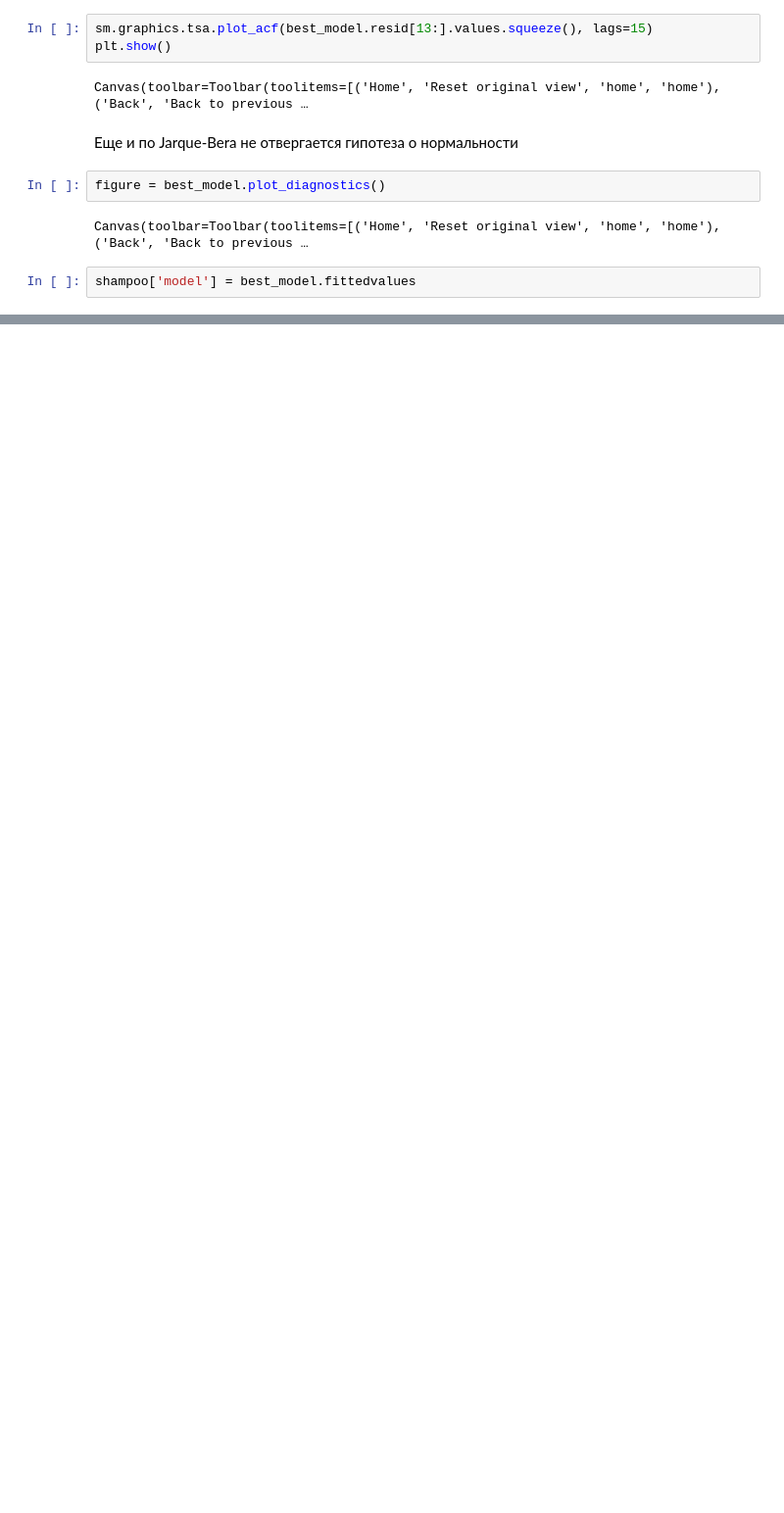
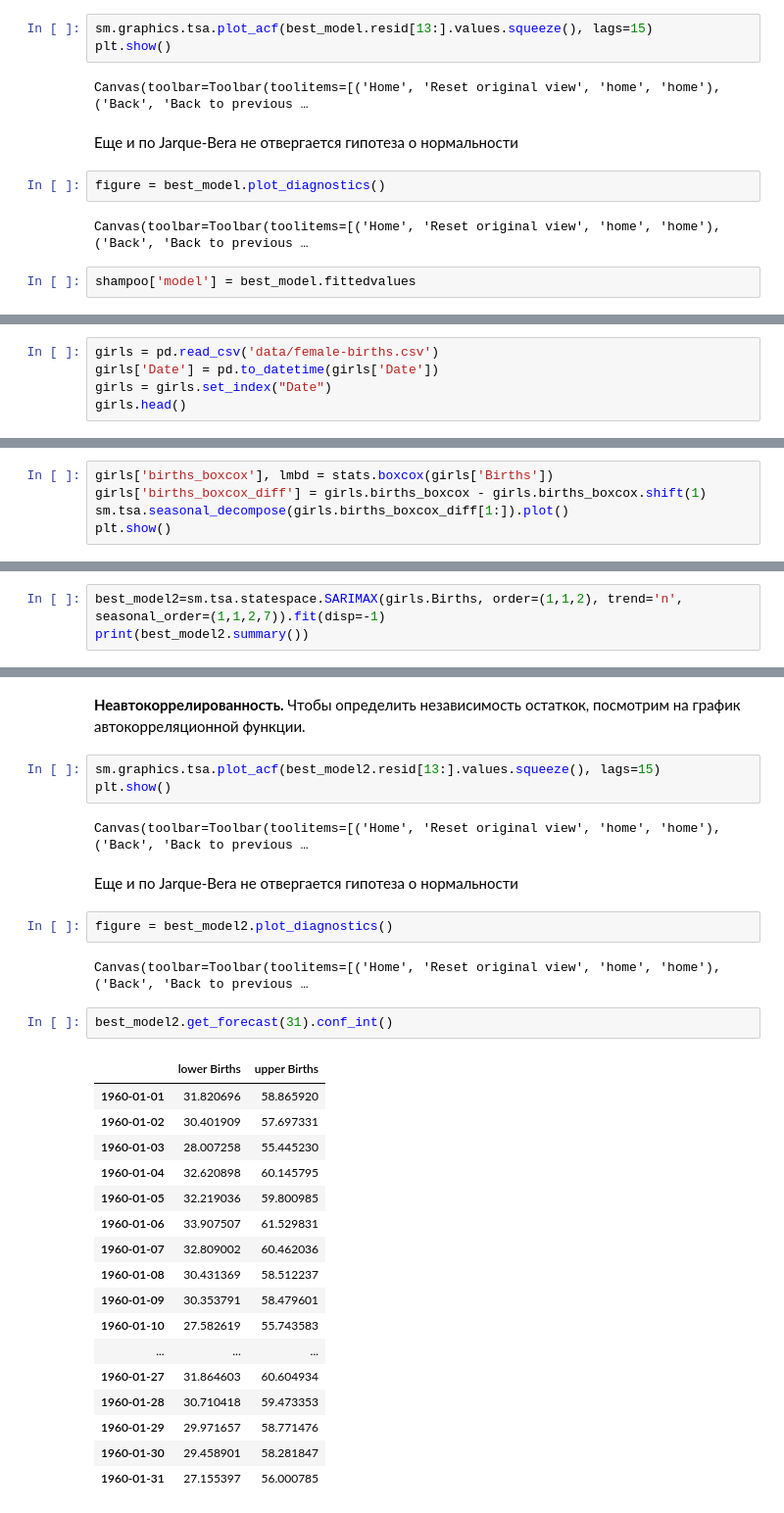
Before and after one commit to ksetdekov/HSE_DS, a Jupyter notebook: 03 Math/Stat hw5/hw5.ipynb, the cells around one changed output, grey strips where cells are left out. Shown: that part at 98% size. Drawn from its saved outputs; the diff is of its cells as text; blank space fills up the shorter version.

Commit message:
births almost done

```diff
--- a/03 Math/Stat hw5/hw5.ipynb
+++ b/03 Math/Stat hw5/hw5.ipynb
@@ -301,0 +306,5 @@ Canvas(toolbar=Toolbar(toolitems=[('Home', 'Reset original view', 'home', 'home'
+# %%
+girls = pd.read_csv('data/female-births.csv')
+girls['Date'] = pd.to_datetime(girls['Date'])
+girls = girls.set_index("Date")
+girls.head()
@@ -301,0 +344,5 @@ Canvas(toolbar=Toolbar(toolitems=[('Home', 'Reset original view', 'home', 'home'
+# %%
+girls['births_boxcox'], lmbd = stats.boxcox(girls['Births'])
+girls['births_boxcox_diff'] = girls.births_boxcox - girls.births_boxcox.shift(1)
+sm.tsa.seasonal_decompose(girls.births_boxcox_diff[1:]).plot()
+plt.show()
@@ -301,0 +423,3 @@ Canvas(toolbar=Toolbar(toolitems=[('Home', 'Reset original view', 'home', 'home'
+# %%
+best_model2=sm.tsa.statespace.SARIMAX(girls.Births, order=(1,1,2), trend='n', seasonal_order=(1,1,2,7)).fit(disp=-1)
+print(best_model2.summary())
@@ -301,0 +456,33 @@ Canvas(toolbar=Toolbar(toolitems=[('Home', 'Reset original view', 'home', 'home'
+# %% [markdown]
+**Неавтокоррелированность.** Чтобы определить независимость остаткок, посмотрим на график автокорреляционной функции.
+# %%
+sm.graphics.tsa.plot_acf(best_model2.resid[13:].values.squeeze(), lags=15)
+plt.show()
+# %% [output]
+Canvas(toolbar=Toolbar(toolitems=[('Home', 'Reset original view', 'home', 'home'), ('Back', 'Back to previous …
+# %% [markdown]
+Еще и по Jarque-Bera не отвергается гипотеза о нормальности
+# %%
+figure = best_model2.plot_diagnostics()
+# %% [output]
+Canvas(toolbar=Toolbar(toolitems=[('Home', 'Reset original view', 'home', 'home'), ('Back', 'Back to previous …
+# %%
+best_model2.get_forecast(31).conf_int()
+# %% [output]
+|  | lower Births | upper Births |
+| 1960-01-01 | 31.820696 | 58.865920 |
+| 1960-01-02 | 30.401909 | 57.697331 |
+| 1960-01-03 | 28.007258 | 55.445230 |
+| 1960-01-04 | 32.620898 | 60.145795 |
+| 1960-01-05 | 32.219036 | 59.800985 |
+| 1960-01-06 | 33.907507 | 61.529831 |
+| 1960-01-07 | 32.809002 | 60.462036 |
+| 1960-01-08 | 30.431369 | 58.512237 |
+| 1960-01-09 | 30.353791 | 58.479601 |
+| 1960-01-10 | 27.582619 | 55.743583 |
+| ... | ... | ... |
+| 1960-01-27 | 31.864603 | 60.604934 |
+| 1960-01-28 | 30.710418 | 59.473353 |
+| 1960-01-29 | 29.971657 | 58.771476 |
+| 1960-01-30 | 29.458901 | 58.281847 |
+| 1960-01-31 | 27.155397 | 56.000785 |
```
Also changed, not shown: parts of 25 cells of this notebook.
